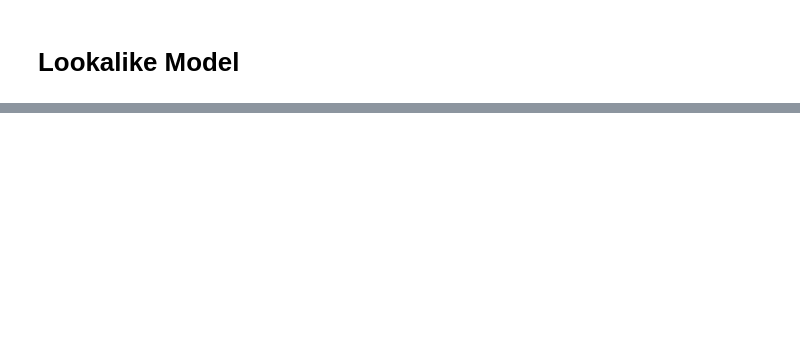
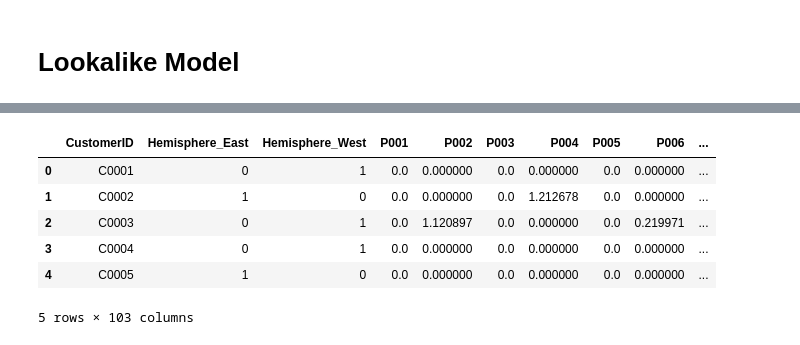
Before and after one commit to TejasShinkar12/eCommerce-Transactions-Analysis-and-Customer-Segmentation, a Jupyter notebook: notebooks/Lookalike.ipynb, the cells around one changed output, grey strips where cells are left out. Saved outputs shown, nothing was run; the diff lists cells and outputs as text; code cells hidden in the pictures; blank space fills up the shorter version.

```diff
--- a/notebooks/Lookalike.ipynb
+++ b/notebooks/Lookalike.ipynb
@@ -192,0 +49,3 @@ rec_df.to_csv('../Reports/Lookalike.csv', index=False)
+# %%
+customer_profile_features = customers[['CustomerID', 'Region']]
+customer_profile_features.head()
@@ -192,0 +62,24 @@ rec_df.to_csv('../Reports/Lookalike.csv', index=False)
+# %%
+# map each customer's Region to its corresponding Hemisphere
+def map_to_hemisphere(region):
+    if region in ['North America', 'South America']:
+        return 'West'
+    elif region in ['Europe', 'Asia']:
+        return 'East'
+    else:
+        return region
+
+# apply the mapping to create a new column 'Hemisphere'
+customers['Hemisphere'] = customers['Region'].apply(map_to_hemisphere)
+
+# one hot encode the new 'Hemisphere' column
+hemisphere_encoded = pd.get_dummies(customers[['CustomerID', 'Hemisphere']],
+                                    columns=['Hemisphere'],
+                                    prefix='Hemisphere',
+                                    dtype=int)
+
+# merge the encoded features with customer_data on 'CustomerID'
+customer_profile_features = pd.merge(customer_profile_features, hemisphere_encoded, on='CustomerID', how='left')
+
+# display the updated customer_data
+customer_profile_features.head()
@@ -192,0 +124,18 @@ rec_df.to_csv('../Reports/Lookalike.csv', index=False)
+# %%
+user_product_matrix_scaled_df = pd.DataFrame(
+    user_product_matrix_scaled,
+    index=user_product_matrix.index,
+    columns=user_product_matrix.columns
+)
+merged_df = pd.merge(customer_profile_features, user_product_matrix_scaled_df, on='CustomerID', how='inner')
+merged_df.drop(columns=['Region'], inplace=True)
+merged_df.fillna(0, inplace=True)
+merged_df.head()
+# %% [output]
+|  | CustomerID | Hemisphere_East | Hemisphere_West | P001 | P002 | P003 | P004 | P005 | P006 | ... |
+| 0 | C0001 | 0 | 1 | 0.0 | 0.000000 | 0.0 | 0.000000 | 0.0 | 0.000000 | ... |
+| 1 | C0002 | 1 | 0 | 0.0 | 0.000000 | 0.0 | 1.212678 | 0.0 | 0.000000 | ... |
+| 2 | C0003 | 0 | 1 | 0.0 | 1.120897 | 0.0 | 0.000000 | 0.0 | 0.219971 | ... |
+| 3 | C0004 | 0 | 1 | 0.0 | 0.000000 | 0.0 | 0.000000 | 0.0 | 0.000000 | ... |
+| 4 | C0005 | 1 | 0 | 0.0 | 0.000000 | 0.0 | 0.000000 | 0.0 | 0.000000 | ... |
+5 rows × 103 columns
```
Also changed, not shown: parts of 43 cells of this notebook.
